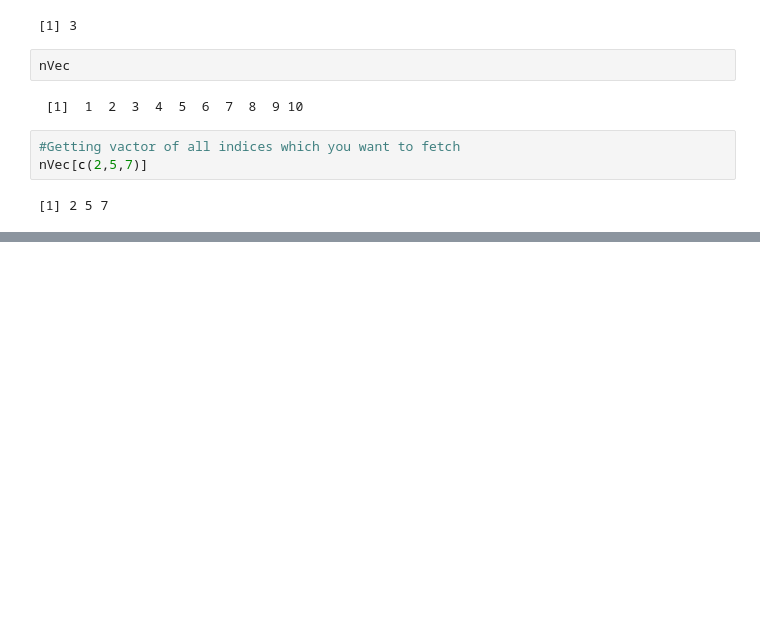
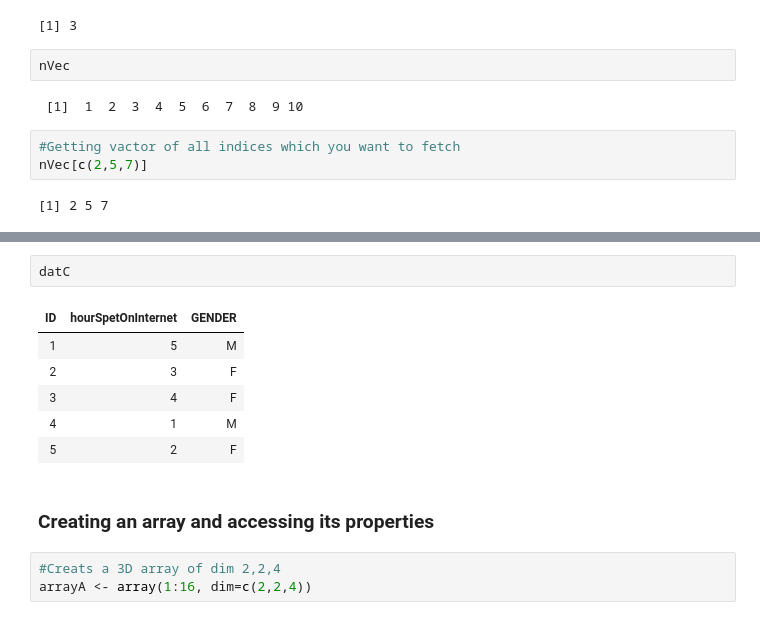
Before and after one commit to MohamedBaligh/r-programming, a Jupyter notebook: Data Structures in R.ipynb, the cells around one changed output, grey strips where cells are left out. Cells and saved outputs as stored; diff of their text form; blank space fills up the shorter version.

```diff
--- a/Data Structures in R.ipynb
+++ b/Data Structures in R.ipynb
@@ -99,0 +295,14 @@ nVec[c(2,5,7)]
+# %%
+datC
+# %% [output]
+| ID | hourSpetOnInternet | GENDER |
+| 1 | 5 | M |
+| 2 | 3 | F |
+| 3 | 4 | F |
+| 4 | 1 | M |
+| 5 | 2 | F |
+# %% [markdown]
+### Creating an array and accessing its properties
+# %%
+#Creats a 3D array of dim 2,2,4
+arrayA <- array(1:16, dim=c(2,2,4))
```
Also changed, not shown: parts of 62 cells of this notebook, 2 other files.
